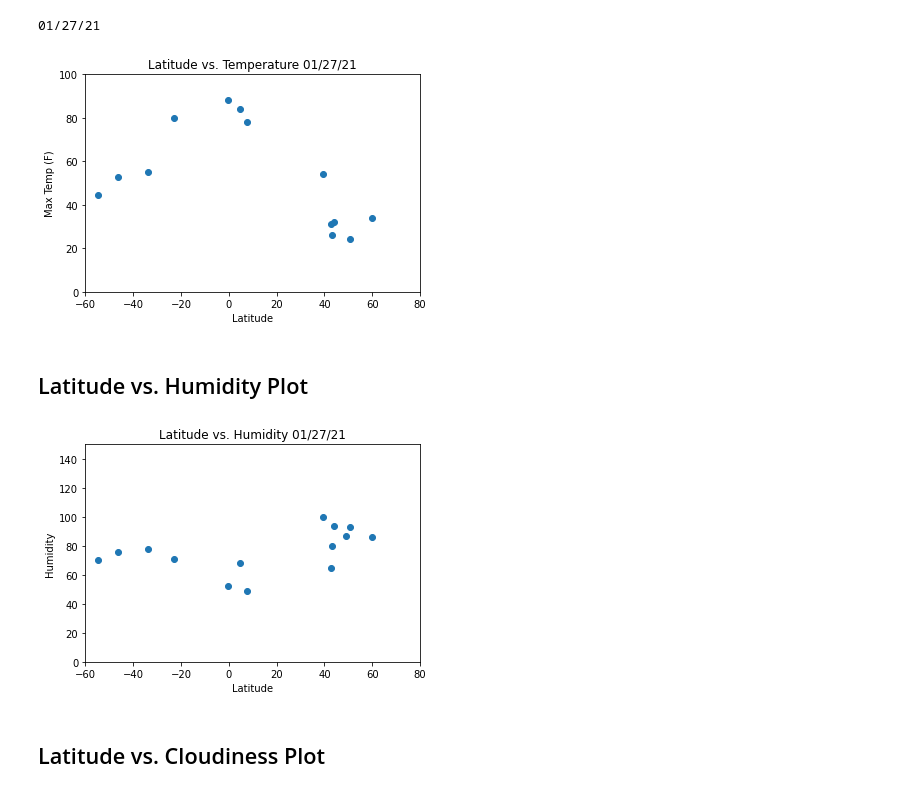
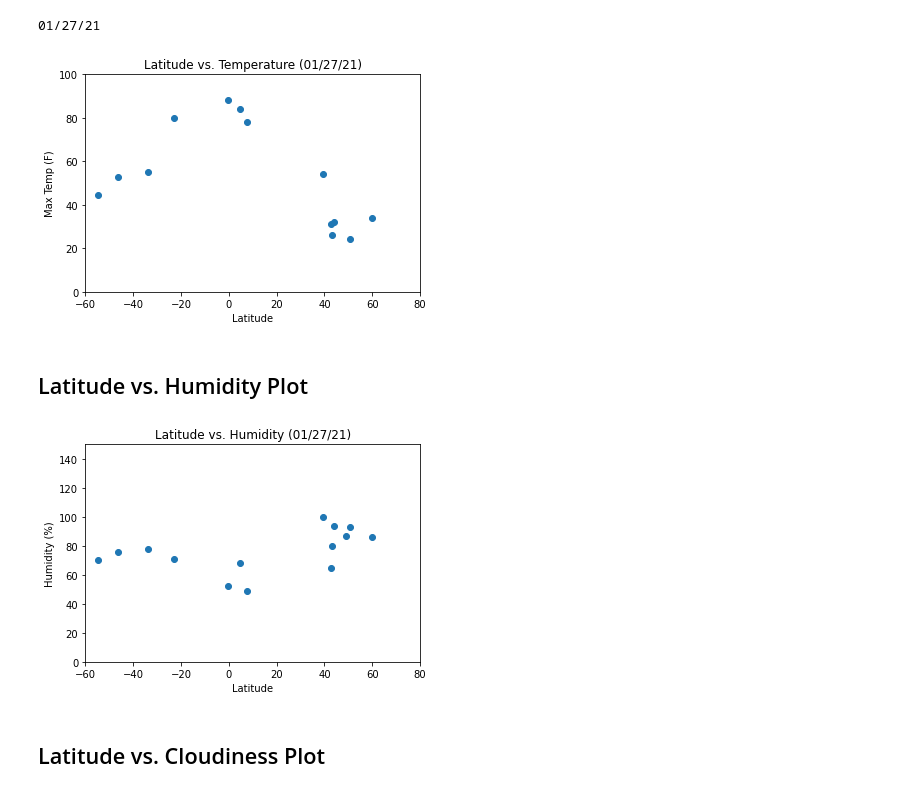
Before and after one commit to CatherinePoirier/API_challenge, a Jupyter notebook: WeatherPy/WeatherPy.ipynb, the cells around one changed output. Drawn from its saved outputs; the diff is of its cells as text; code cells hidden in the pictures.

```diff
--- a/WeatherPy/WeatherPy.ipynb
+++ b/WeatherPy/WeatherPy.ipynb
@@ -262,22 +262,22 @@ plt.ylim(0, 100)
 plt.xlim(-60, 80)
 plt.xlabel('Latitude')
 plt.ylabel('Max Temp (F)')
-plt.title(f'Latitude vs. Temperature {plot_date}')
+plt.title(f'Latitude vs. Temperature ({plot_date})')
 plt.show()
 # %% [output]
-[figure, old version]
+[figure, new version]
 # %% [markdown]
 ## Latitude vs. Humidity Plot
 # %%
 plt.scatter(clean_city_data['Lat'], clean_city_data['Humidity'])
 plt.ylim(0, 150)
 plt.xlim(-60, 80)
 plt.xlabel('Latitude')
-plt.ylabel('Humidity')
-plt.title(f'Latitude vs. Humidity {plot_date}')
+plt.ylabel('Humidity (%)')
+plt.title(f'Latitude vs. Humidity ({plot_date})')
 plt.show()
 # %% [output]
-[figure, old version]
+[figure, new version]
 # %% [markdown]
 ## Latitude vs. Cloudiness Plot
 # %%
```
Also changed, not shown: parts of 12 cells of this notebook.
